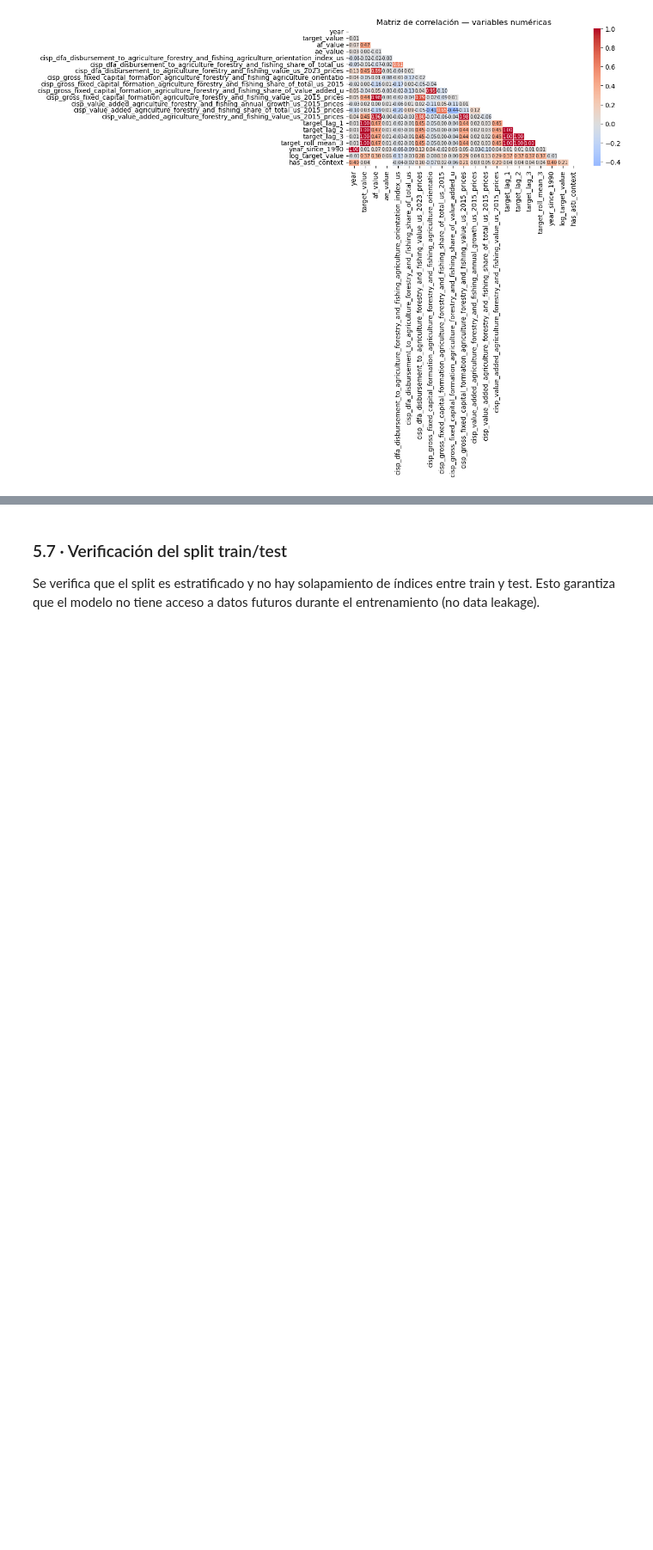
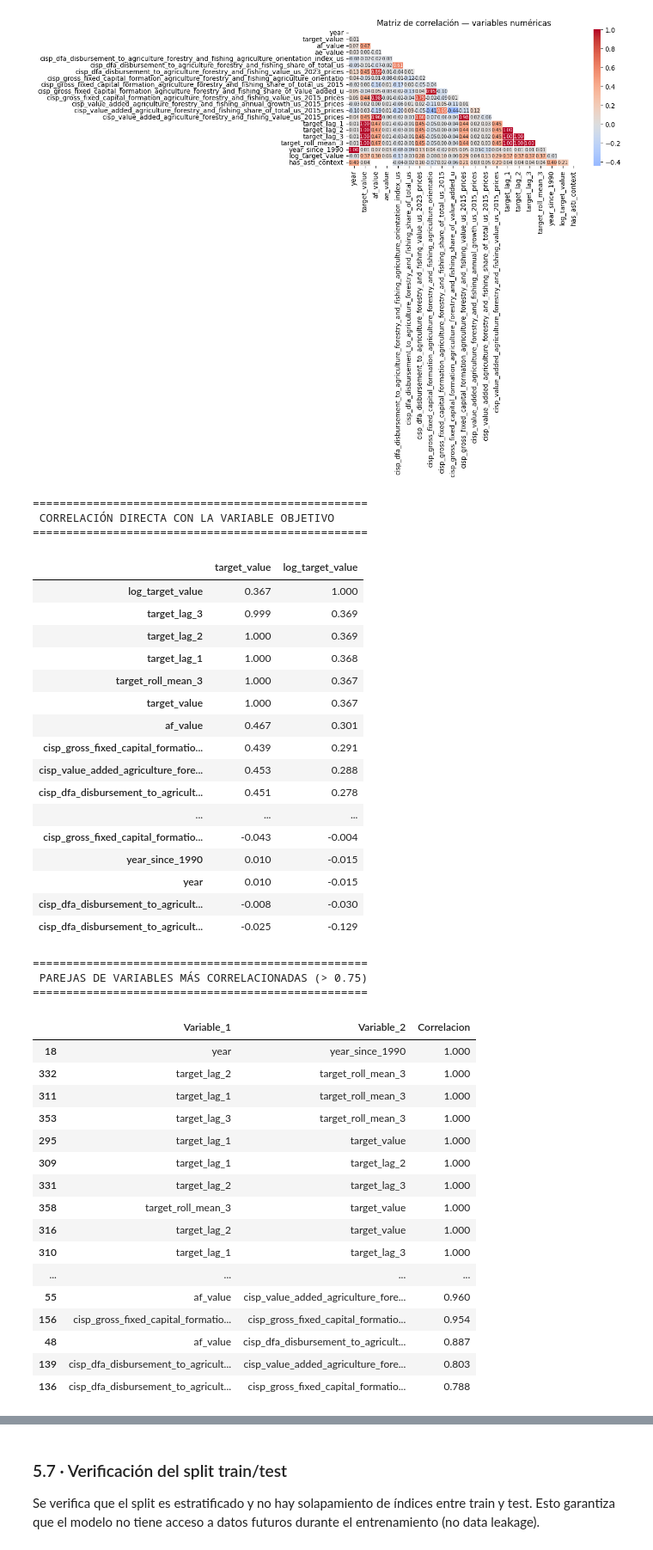
Before and after one commit to Dragcessa1998/Proyecto-Final-4geeks-bioenerg-a-en-el-sector-agroalimentario, a Jupyter notebook: notebooks/explore (1)_ejecutado.ipynb, the cells around one changed output, grey strips where cells are left out. Shown at 86% size. Saved outputs shown, nothing was run; the diff lists cells and outputs as text; code cells hidden in the pictures; blank space fills up the shorter version.

```diff
--- a/notebooks/explore (1)_ejecutado.ipynb
+++ b/notebooks/explore (1)_ejecutado.ipynb
@@ -547,3 +551,71 @@ plt.savefig(ROOT / "reports" / "figures" / "correlation_heatmap.png", dpi=120, b
 plt.show()
 # %% [output]
 [figure]
+# %%
+# 1. Extraer las columnas numéricas que definiste
+num_cols = [c for c in modeling.select_dtypes(include="number").columns
+            if c not in ["item_code", "element_code"]]
+
+# 2. Calcular la matriz de correlación
+corr = modeling[num_cols].corr()
+
+# 3. Mostrar la correlación directa con el Target (ordenada)
+print("==================================================")
+print(" CORRELACIÓN DIRECTA CON LA VARIABLE OBJETIVO ")
+print("==================================================")
+target_corr = corr[['target_value', 'log_target_value']].sort_values(by='log_target_value', ascending=False)
+display(target_corr)
+
+print("\n==================================================")
+print(" PAREJAS DE VARIABLES MÁS CORRELACIONADAS (> 0.75) ")
+print("==================================================")
+# Desapilar la matriz para encontrar redundancias entre predictores
+corr_pairs = corr.unstack().reset_index()
+corr_pairs.columns = ['Variable_1', 'Variable_2', 'Correlacion']
+
+# Filtrar para eliminar la auto-correlación (diagonal) y duplicados
+corr_pairs = corr_pairs[corr_pairs['Variable_1'] < corr_pairs['Variable_2']]
+high_corr = corr_pairs[corr_pairs['Correlacion'].abs() > 0.75].sort_values(by='Correlacion', ascending=False)
+
+display(high_corr)
+# %% [output]
+==================================================
+ CORRELACIÓN DIRECTA CON LA VARIABLE OBJETIVO
+==================================================
+|  | target_value | log_target_value |
+| log_target_value | 0.367 | 1.000 |
+| target_lag_3 | 0.999 | 0.369 |
+| target_lag_2 | 1.000 | 0.369 |
+| target_lag_1 | 1.000 | 0.368 |
+| target_roll_mean_3 | 1.000 | 0.367 |
+| target_value | 1.000 | 0.367 |
+| af_value | 0.467 | 0.301 |
+| cisp_gross_fixed_capital_formatio... | 0.439 | 0.291 |
+| cisp_value_added_agriculture_fore... | 0.453 | 0.288 |
+| cisp_dfa_disbursement_to_agricult... | 0.451 | 0.278 |
+| ... | ... | ... |
+| cisp_gross_fixed_capital_formatio... | -0.043 | -0.004 |
+| year_since_1990 | 0.010 | -0.015 |
+| year | 0.010 | -0.015 |
+| cisp_dfa_disbursement_to_agricult... | -0.008 | -0.030 |
+| cisp_dfa_disbursement_to_agricult... | -0.025 | -0.129 |
+==================================================
+ PAREJAS DE VARIABLES MÁS CORRELACIONADAS (> 0.75)
+==================================================
+|  | Variable_1 | Variable_2 | Correlacion |
+| 18 | year | year_since_1990 | 1.000 |
+| 332 | target_lag_2 | target_roll_mean_3 | 1.000 |
+| 311 | target_lag_1 | target_roll_mean_3 | 1.000 |
+| 353 | target_lag_3 | target_roll_mean_3 | 1.000 |
+| 295 | target_lag_1 | target_value | 1.000 |
+| 309 | target_lag_1 | target_lag_2 | 1.000 |
+| 331 | target_lag_2 | target_lag_3 | 1.000 |
+| 358 | target_roll_mean_3 | target_value | 1.000 |
+| 316 | target_lag_2 | target_value | 1.000 |
+| 310 | target_lag_1 | target_lag_3 | 1.000 |
+| ... | ... | ... | ... |
+| 55 | af_value | cisp_value_added_agriculture_fore... | 0.960 |
+| 156 | cisp_gross_fixed_capital_formatio... | cisp_gross_fixed_capital_formatio... | 0.954 |
+| 48 | af_value | cisp_dfa_disbursement_to_agricult... | 0.887 |
+| 139 | cisp_dfa_disbursement_to_agricult... | cisp_value_added_agriculture_fore... | 0.803 |
+| 136 | cisp_dfa_disbursement_to_agricult... | cisp_gross_fixed_capital_formatio... | 0.788 |
```
Also changed, not shown: parts of 13 cells of this notebook, 1 other file.
